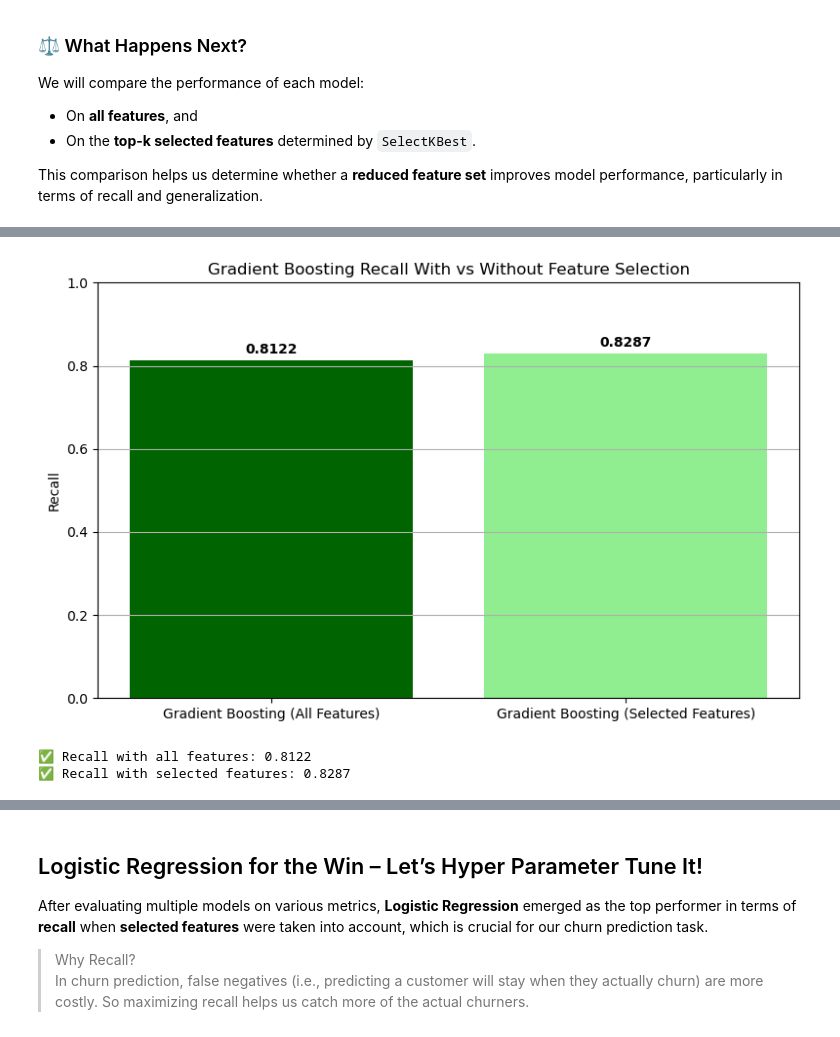
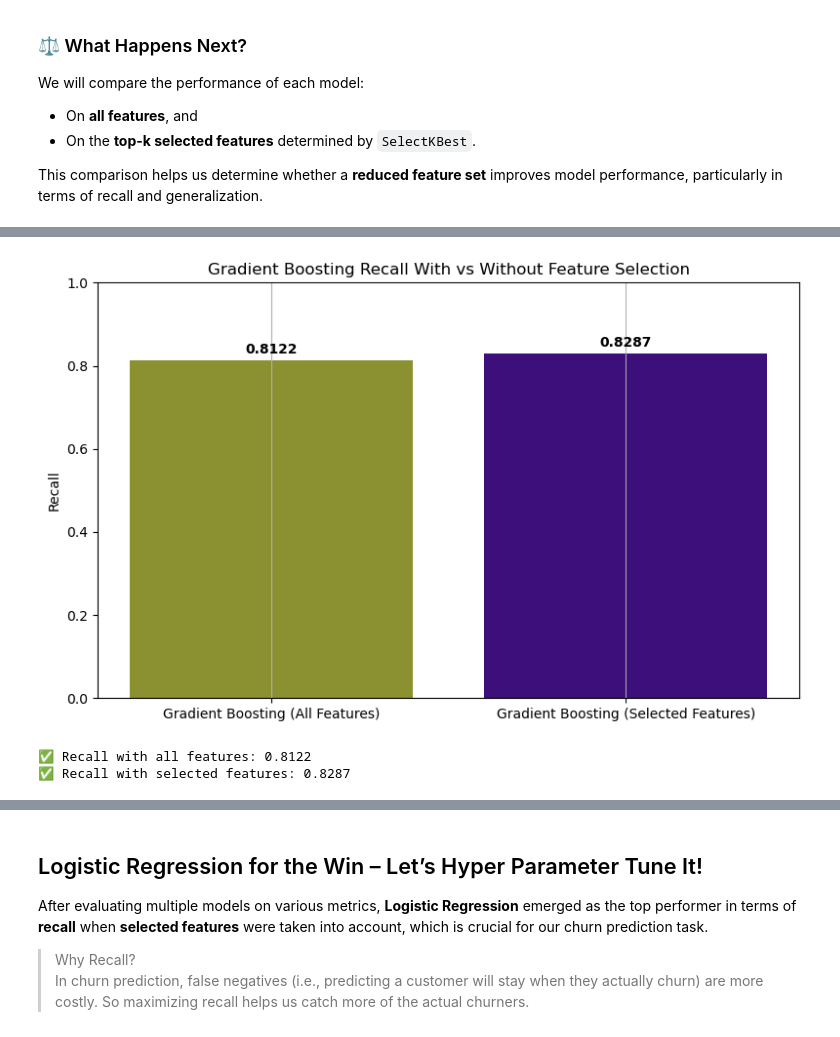
Before and after one commit to abdullahhunjra/ML-Approach-For-Telco-Customer-Churn-Analysis-And-Prediction, a Jupyter notebook: Telco-Customer-Churn.ipynb, the cells around one changed output, grey strips where cells are left out. Drawn from its saved outputs; the diff is of its cells as text; code cells hidden in the pictures.

```diff
--- a/Telco-Customer-Churn.ipynb
+++ b/Telco-Customer-Churn.ipynb
@@ -672,7 +671,8 @@ labels = ['Logistic Regression (All Features)', 'Logistic Regression (Selected F
 recalls = [recall_all, recall_selected]
 
 plt.figure(figsize=(8, 5))
-bars = plt.bar(labels, recalls, color=['darkblue', 'lightblue'])
+plt.grid("darkgrid")
+bars = plt.bar(labels, recalls, color=['#7a650f', '#7a210f'])
 plt.ylabel("Recall")
 plt.title("Logistic Regression Recall With vs Without Feature Selection")
 plt.ylim(0, 1)
@@ -705,35 +705,36 @@ selected_features = selected_features_GradientBoosting  # Use the features selec
 X_train_selected = X_train[selected_features]
 X_test_selected = X_test[selected_features]
 
 gb_selected = GradientBoostingClassifier()
 gb_selected.fit(X_train_selected, y_train)
 y_pred_selected = gb_selected.predict(X_test_selected)
 recall_selected = recall_score(y_test, y_pred_selected)
 
 # --- Plot Recall Comparison ---
 labels = ['Gradient Boosting (All Features)', 'Gradient Boosting (Selected Features)']
 recalls = [recall_all, recall_selected]
 
 plt.figure(figsize=(8, 5))
-bars = plt.bar(labels, recalls, color=['darkgreen', 'lightgreen'])
+plt.grid("darkgrid")
+bars = plt.bar(labels, recalls, color=['#8b9131', '#3c0f7a'])
 plt.ylabel("Recall")
 plt.title("Gradient Boosting Recall With vs Without Feature Selection")
 plt.ylim(0, 1)
 plt.grid(axis='y')
 plt.tight_layout()
 
 # Annotate recall values
 for bar, recall in zip(bars, recalls):
     plt.text(bar.get_x() + bar.get_width() / 2, recall + 0.01,
              f"{recall:.4f}", ha='center', va='bottom', fontweight='bold')
 
 plt.show()
 
 # Output recall values
 print(f"✅ Recall with all features: {recall_all:.4f}")
 print(f"✅ Recall with selected features: {recall_selected:.4f}")
 # %% [output]
-[figure, old version]
+[figure, new version]
 ✅ Recall with all features: 0.8122
 ✅ Recall with selected features: 0.8287
 # %%
```
Also changed, not shown: parts of 8 cells of this notebook, 1 other file.
